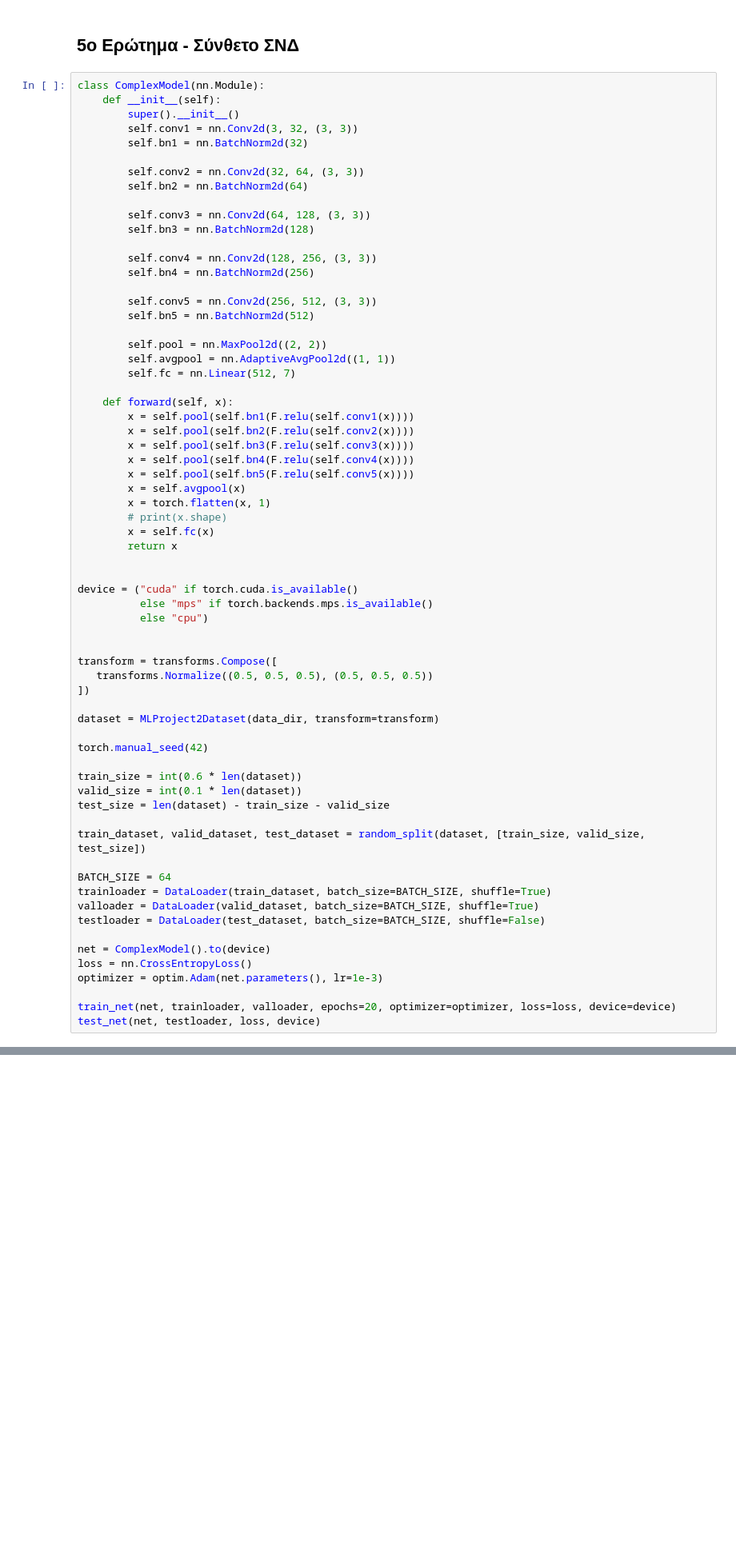
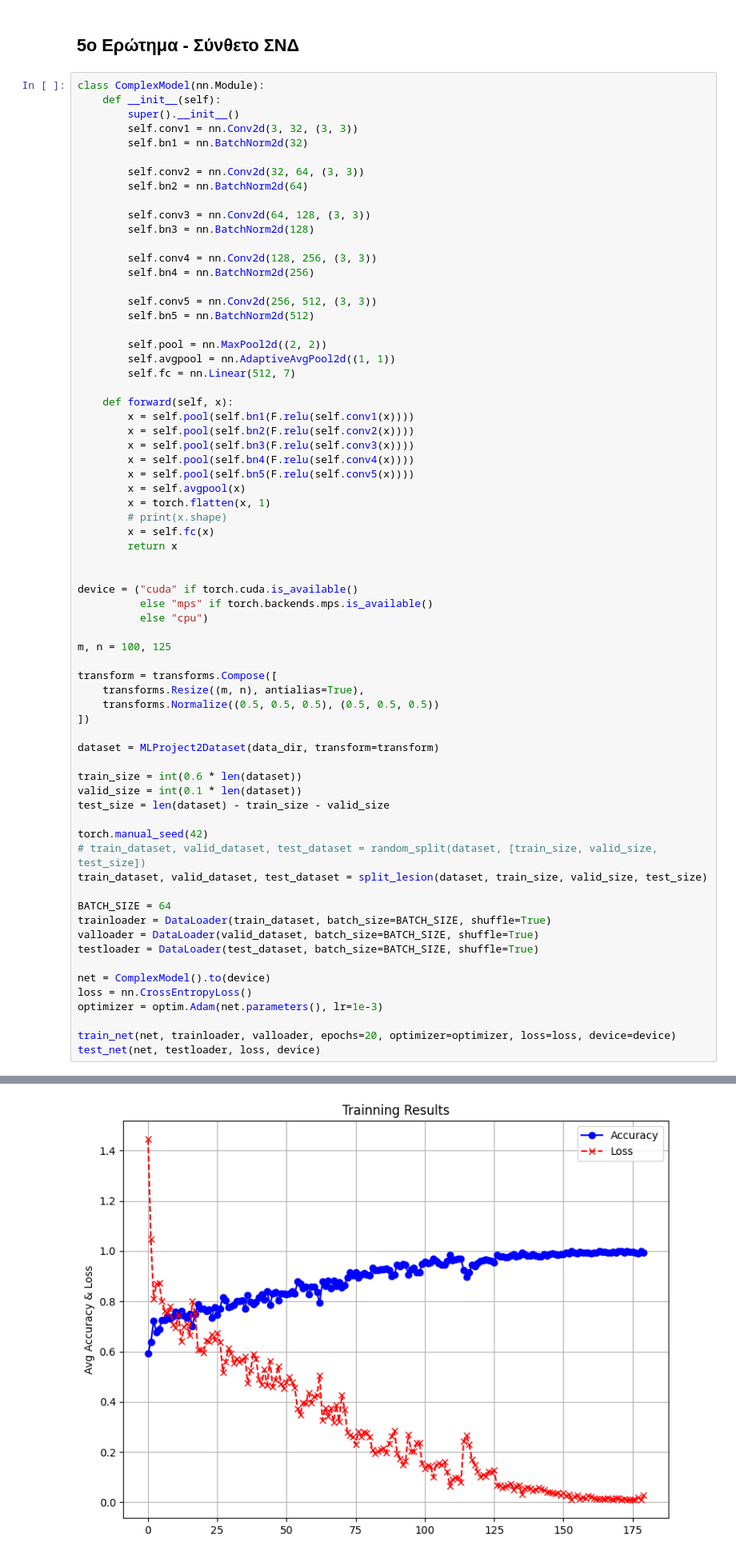
Before and after one commit to manouslinard/datascience-ml-hua, a Jupyter notebook: ML_Assignment2.ipynb, the cells around one changed output, grey strips where cells are left out. Shown at 80% size. Saved outputs shown, nothing was run; the diff lists cells and outputs as text; blank space fills up the shorter version.

```diff
--- a/ML_Assignment2.ipynb
+++ b/ML_Assignment2.ipynb
@@ -448,25 +457,27 @@ device = ("cuda" if torch.cuda.is_available()
           else "mps" if torch.backends.mps.is_available()
           else "cpu")
 
+m, n = 100, 125
 
 transform = transforms.Compose([
-   transforms.Normalize((0.5, 0.5, 0.5), (0.5, 0.5, 0.5))
+    transforms.Resize((m, n), antialias=True),
+    transforms.Normalize((0.5, 0.5, 0.5), (0.5, 0.5, 0.5))
 ])
 
 dataset = MLProject2Dataset(data_dir, transform=transform)
-
-torch.manual_seed(42)
 
 train_size = int(0.6 * len(dataset))
 valid_size = int(0.1 * len(dataset))
 test_size = len(dataset) - train_size - valid_size
 
-train_dataset, valid_dataset, test_dataset = random_split(dataset, [train_size, valid_size, test_size])
+torch.manual_seed(42)
+# train_dataset, valid_dataset, test_dataset = random_split(dataset, [train_size, valid_size, test_size])
+train_dataset, valid_dataset, test_dataset = split_lesion(dataset, train_size, valid_size, test_size)
 
 BATCH_SIZE = 64
 trainloader = DataLoader(train_dataset, batch_size=BATCH_SIZE, shuffle=True)
 valloader = DataLoader(valid_dataset, batch_size=BATCH_SIZE, shuffle=True)
-testloader = DataLoader(test_dataset, batch_size=BATCH_SIZE, shuffle=False)
+testloader = DataLoader(test_dataset, batch_size=BATCH_SIZE, shuffle=True)
 
 net = ComplexModel().to(device)
 loss = nn.CrossEntropyLoss()
@@ -474,3 +485,4 @@ optimizer = optim.Adam(net.parameters(), lr=1e-3)
 
 train_net(net, trainloader, valloader, epochs=20, optimizer=optimizer, loss=loss, device=device)
 test_net(net, testloader, loss, device)
+# %% [output]
@@ -476,0 +506 @@ test_net(net, testloader, loss, device)
+[figure, added]
```
Also changed, not shown: parts of 12 cells of this notebook.
